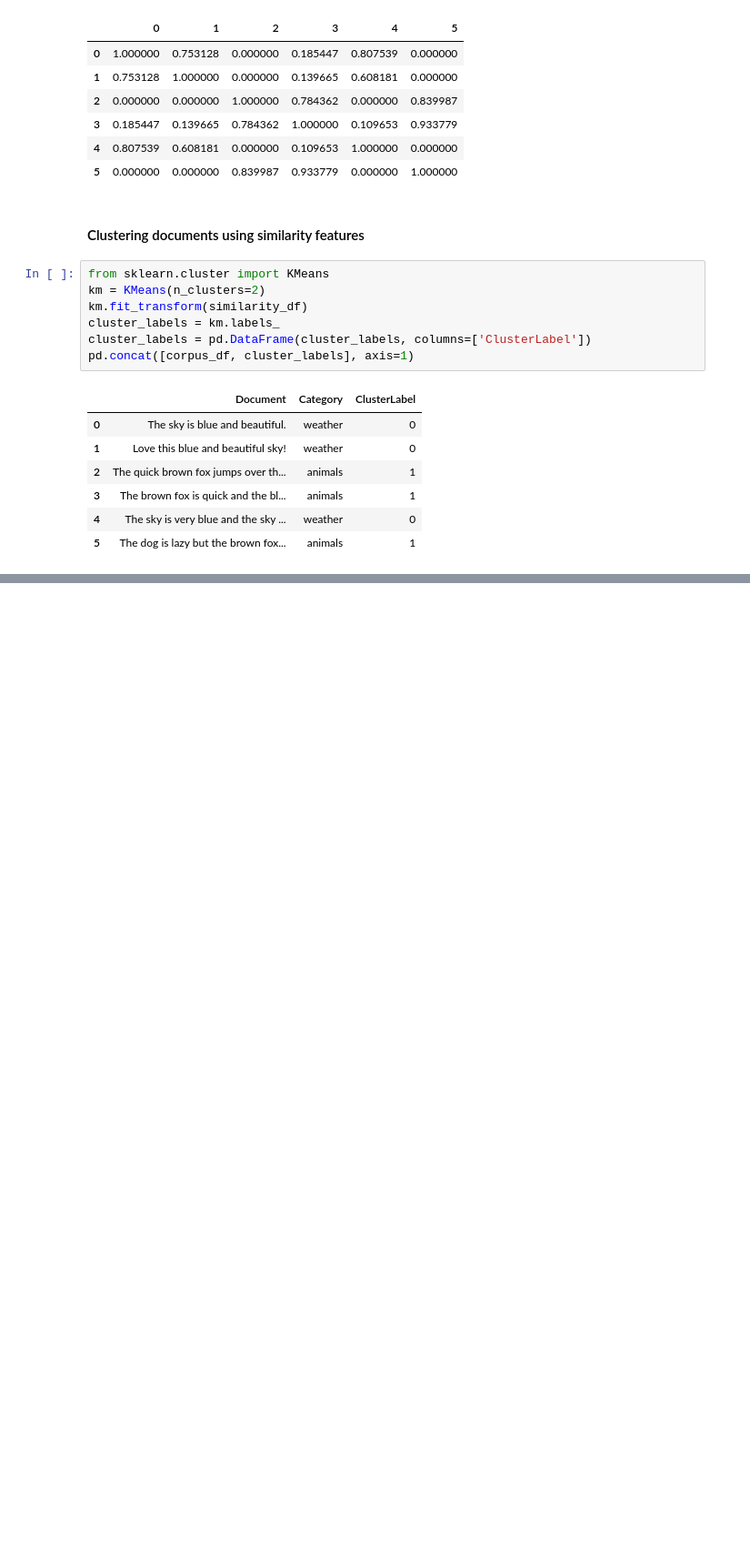
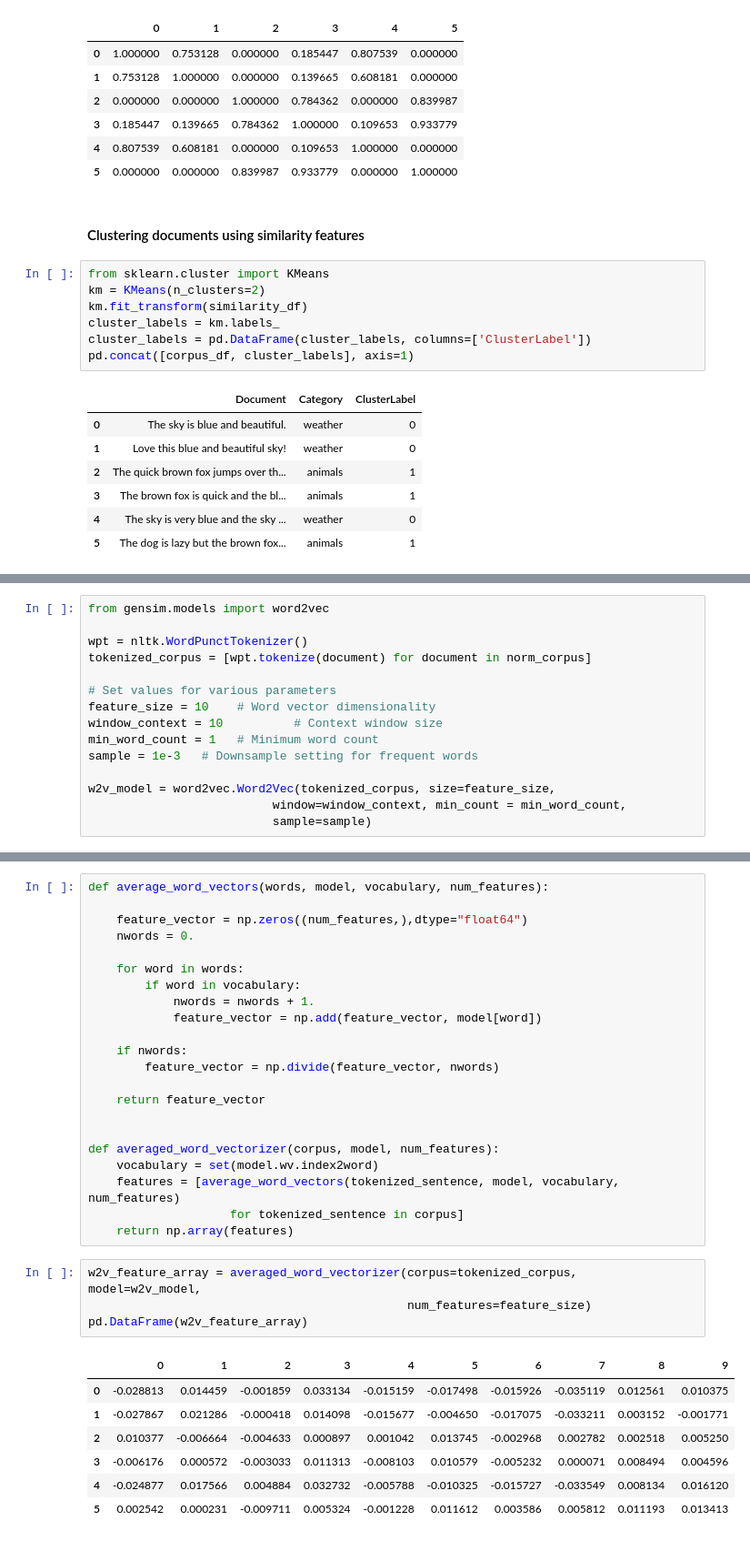
Before and after one commit to Chiva-Zhao/pproject, a Jupyter notebook: 20190912/Feature_Engineering_Text.ipynb, the cells around one changed output, grey strips where cells are left out. Shown: that part at 91% size. Saved outputs shown, nothing was run; the diff lists cells and outputs as text; blank space fills up the shorter version.

Commit message:
feature_engineering_Text data

```diff
--- a/20190912/Feature_Engineering_Text.ipynb
+++ b/20190912/Feature_Engineering_Text.ipynb
@@ -164,0 +239,15 @@ pd.concat([corpus_df, cluster_labels], axis=1)
+# %%
+from gensim.models import word2vec
+
+wpt = nltk.WordPunctTokenizer()
+tokenized_corpus = [wpt.tokenize(document) for document in norm_corpus]
+
+# Set values for various parameters
+feature_size = 10    # Word vector dimensionality
+window_context = 10          # Context window size
+min_word_count = 1   # Minimum word count
+sample = 1e-3   # Downsample setting for frequent words
+
+w2v_model = word2vec.Word2Vec(tokenized_corpus, size=feature_size,
+                          window=window_context, min_count = min_word_count,
+                          sample=sample)
@@ -164,0 +267,34 @@ pd.concat([corpus_df, cluster_labels], axis=1)
+# %%
+def average_word_vectors(words, model, vocabulary, num_features):
+
+    feature_vector = np.zeros((num_features,),dtype="float64")
+    nwords = 0.
+
+    for word in words:
+        if word in vocabulary:
+            nwords = nwords + 1.
+            feature_vector = np.add(feature_vector, model[word])
+
+    if nwords:
+        feature_vector = np.divide(feature_vector, nwords)
+
+    return feature_vector
+
+
+def averaged_word_vectorizer(corpus, model, num_features):
+    vocabulary = set(model.wv.index2word)
+    features = [average_word_vectors(tokenized_sentence, model, vocabulary, num_features)
+                    for tokenized_sentence in corpus]
+    return np.array(features)
+# %%
+w2v_feature_array = averaged_word_vectorizer(corpus=tokenized_corpus, model=w2v_model,
+                                             num_features=feature_size)
+pd.DataFrame(w2v_feature_array)
+# %% [output]
+|  | 0 | 1 | 2 | 3 | 4 | 5 | 6 | 7 | 8 | 9 |
+| 0 | -0.028813 | 0.014459 | -0.001859 | 0.033134 | -0.015159 | -0.017498 | -0.015926 | -0.035119 | 0.012561 | 0.010375 |
+| 1 | -0.027867 | 0.021286 | -0.000418 | 0.014098 | -0.015677 | -0.004650 | -0.017075 | -0.033211 | 0.003152 | -0.001771 |
+| 2 | 0.010377 | -0.006664 | -0.004633 | 0.000897 | 0.001042 | 0.013745 | -0.002968 | 0.002782 | 0.002518 | 0.005250 |
+| 3 | -0.006176 | 0.000572 | -0.003033 | 0.011313 | -0.008103 | 0.010579 | -0.005232 | 0.000071 | 0.008494 | 0.004596 |
+| 4 | -0.024877 | 0.017566 | 0.004884 | 0.032732 | -0.005788 | -0.010325 | -0.015727 | -0.033549 | 0.008134 | 0.016120 |
+| 5 | 0.002542 | 0.000231 | -0.009711 | 0.005324 | -0.001228 | 0.011612 | 0.003586 | 0.005812 | 0.011193 | 0.013413 |
```
Also changed, not shown: parts of 14 cells of this notebook.
